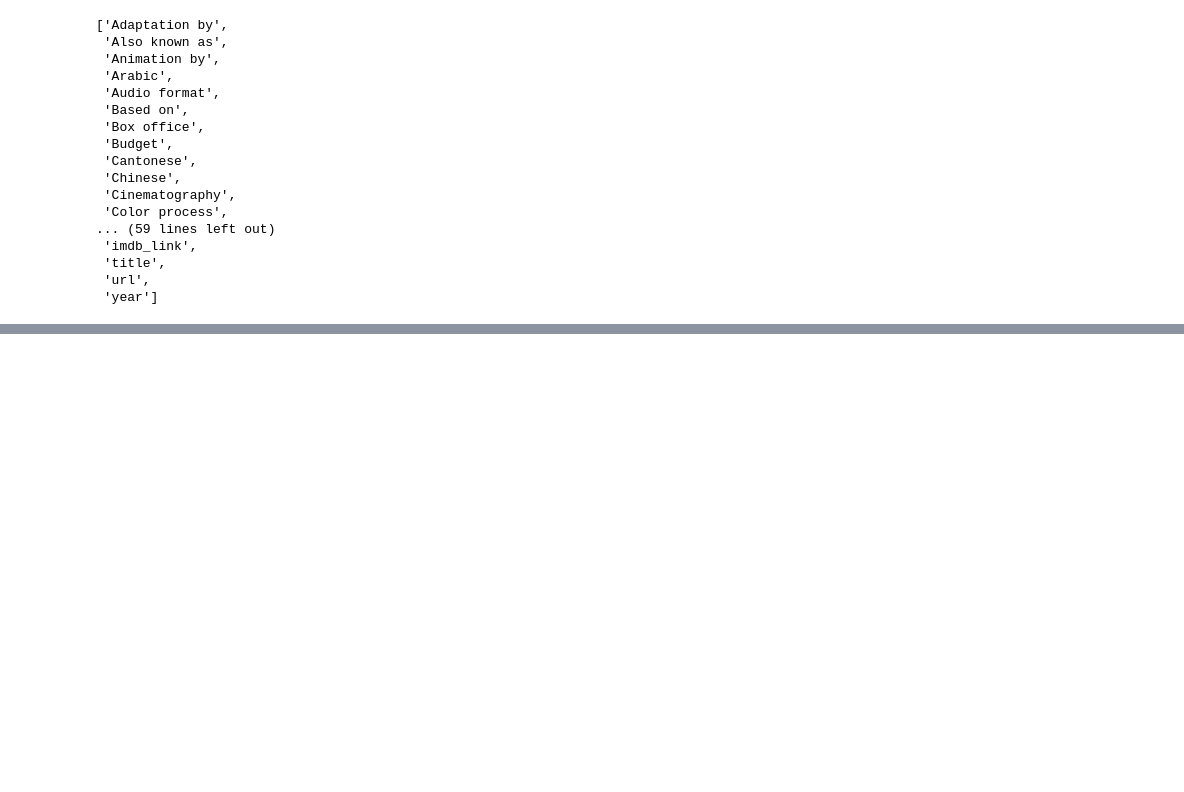
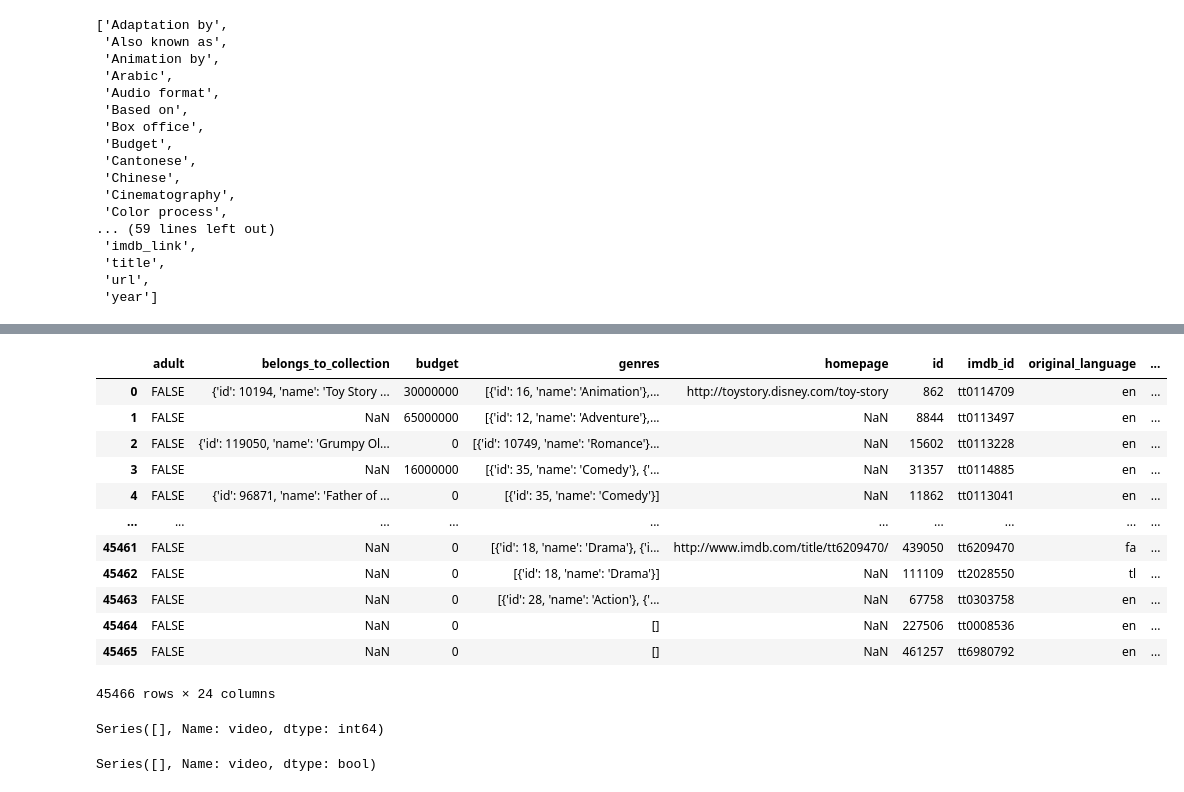
Before and after one commit to Lora-Borja/Movies-ETL, a Jupyter notebook: clean_movies_data.ipynb, the cells around one changed output, grey strips where cells are left out. Saved outputs shown, nothing was run; the diff lists cells and outputs as text; code cells hidden in the pictures; blank space fills up the shorter version.

```diff
--- a/clean_movies_data.ipynb
+++ b/clean_movies_data.ipynb
@@ -279,0 +752,16 @@ sorted(wiki_movies_df.columns.tolist())
+# %%
+kaggle_metadata[~kaggle_metadata['adult'].isin(['True','False'])]
+# %% [output]
+|  | adult | belongs_to_collection | budget | genres | homepage | id | imdb_id | original_language | ... |
+| 0 | FALSE | {'id': 10194, 'name': 'Toy Story ... | 30000000 | [{'id': 16, 'name': 'Animation'},... | http://toystory.disney.com/toy-story | 862 | tt0114709 | en | ... |
+| 1 | FALSE | NaN | 65000000 | [{'id': 12, 'name': 'Adventure'},... | NaN | 8844 | tt0113497 | en | ... |
+| 2 | FALSE | {'id': 119050, 'name': 'Grumpy Ol... | 0 | [{'id': 10749, 'name': 'Romance'}... | NaN | 15602 | tt0113228 | en | ... |
+| 3 | FALSE | NaN | 16000000 | [{'id': 35, 'name': 'Comedy'}, {'... | NaN | 31357 | tt0114885 | en | ... |
+| 4 | FALSE | {'id': 96871, 'name': 'Father of ... | 0 | [{'id': 35, 'name': 'Comedy'}] | NaN | 11862 | tt0113041 | en | ... |
+| ... | ... | ... | ... | ... | ... | ... | ... | ... | ... |
+| 45461 | FALSE | NaN | 0 | [{'id': 18, 'name': 'Drama'}, {'i... | http://www.imdb.com/title/tt6209470/ | 439050 | tt6209470 | fa | ... |
+| 45462 | FALSE | NaN | 0 | [{'id': 18, 'name': 'Drama'}] | NaN | 111109 | tt2028550 | tl | ... |
+| 45463 | FALSE | NaN | 0 | [{'id': 28, 'name': 'Action'}, {'... | NaN | 67758 | tt0303758 | en | ... |
+| 45464 | FALSE | NaN | 0 | [] | NaN | 227506 | tt0008536 | en | ... |
+| 45465 | FALSE | NaN | 0 | [] | NaN | 461257 | tt6980792 | en | ... |
+45466 rows × 24 columns
@@ -279,0 +770,8 @@ sorted(wiki_movies_df.columns.tolist())
+# %%
+kaggle_metadata['video'].value_counts()
+# %% [output]
+Series([], Name: video, dtype: int64)
+# %%
+kaggle_metadata['video'] == 'True'
+# %% [output]
+Series([], Name: video, dtype: bool)
```
Also changed, not shown: parts of 67 cells of this notebook.
